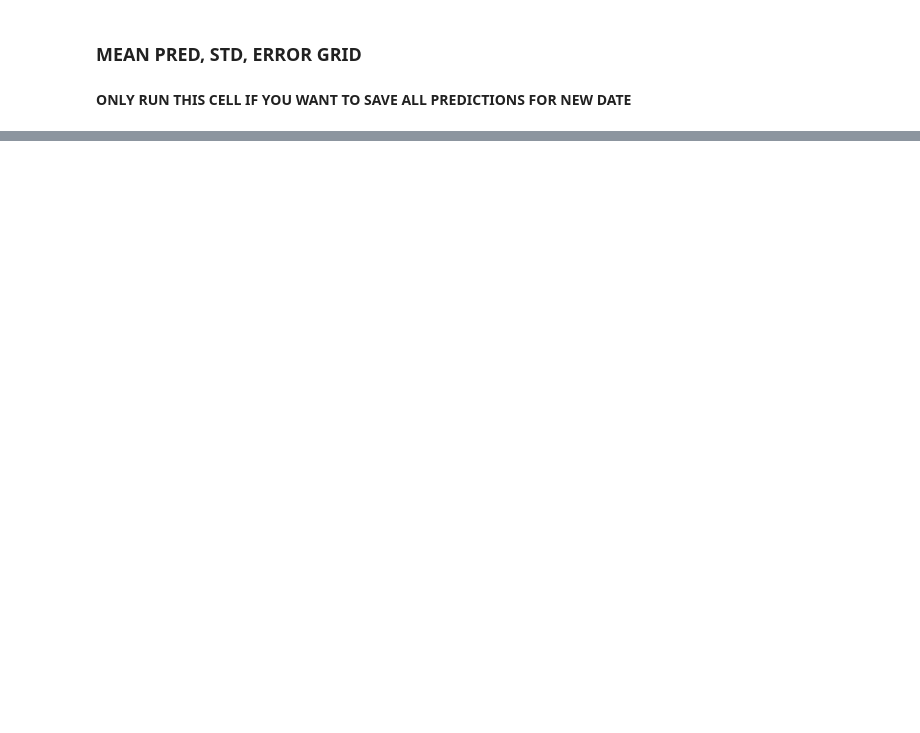
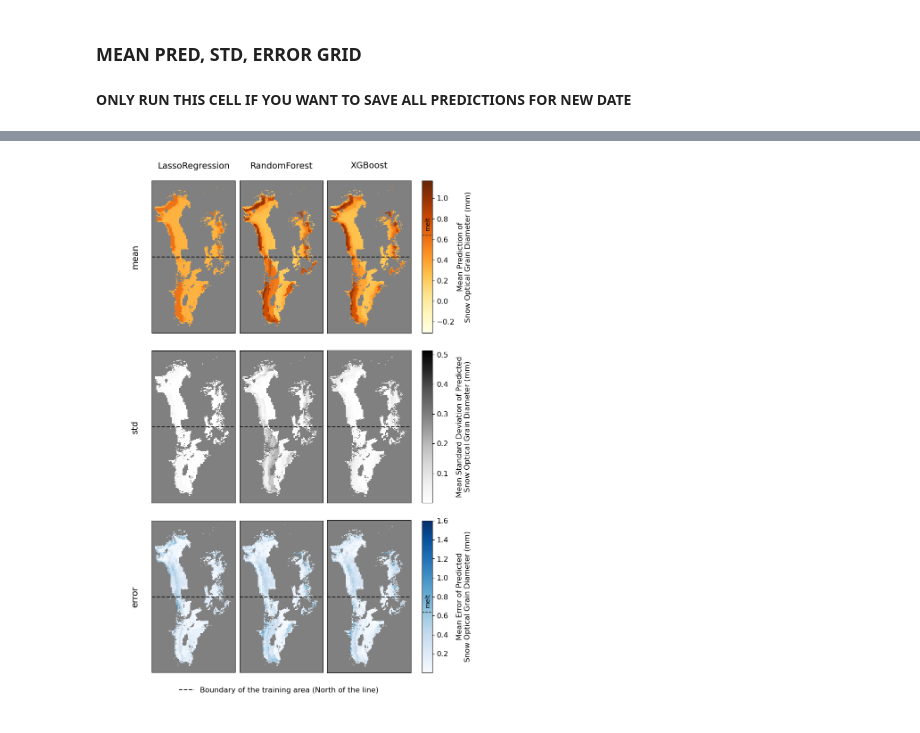
Before and after one commit to linaskerath/RP_Greenland, a Jupyter notebook: Scripts/09_plots.ipynb, the cells around one changed output, grey strips where cells are left out. Saved outputs shown, nothing was run; the diff lists cells and outputs as text; code cells hidden in the pictures; blank space fills up the shorter version.

Commit message:
did first map plots for result

```diff
--- a/Scripts/09_plots.ipynb
+++ b/Scripts/09_plots.ipynb
@@ -190,3 +164,0 @@ f.save_prediction_tif(data_predicted, "std", "../Data/results/LR_2019-08-14_std.
-# %%
-path = r"../Data/results/LR_2019-08-14_std.tif"
-data_tif = xr.open_dataarray(path)
@@ -204,8 +164,0 @@ frame.axes.get_yaxis().set_visible(False)
-# %%
-lr = f.load_object("LinearRegression")
-
-data_predicted = f.mean_predict(lr, data)
-f.save_prediction_tif(data_predicted, "error", "../Data/results/LR_2019-08-14_error.tif")
-# %%
-path = r"../Data/results/LR_2019-08-14_error.tif"
-data_tif = xr.open_dataarray(path)
@@ -226,7 +170,8 @@ frame.axes.get_yaxis().set_visible(False)
 # %%
 # ONLY RUN IF YOU WANT TO SAVE ALL PREDICTIONS FOR NEW DATE
 
-for idx1, model_name in enumerate(["LinearRegression", "LassoRegression", "RidgeRegression", "ElasticNetRegression", "RandomForest", "XGBoost"]):
+#for idx1, model_name in enumerate(["LinearRegression", "LassoRegression", "RidgeRegression", "ElasticNetRegression", "RandomForest", "XGBoost"]):
+for idx1, model_name in enumerate(["LassoRegression"]):
     model = f.load_object(model_name)
     data_predicted = f.mean_predict(model, data)
 
@@ -301,0 +186,71 @@ plt.show()
+# %%
+fig, axs = plt.subplots(nrows=3, ncols=3, sharex=True, figsize=(8, 12), gridspec_kw={'width_ratios': [1, 1, 1.34]})
+
+# Titles for each column
+cols = ["LassoRegression", "RandomForest", "XGBoost"]
+rows = ["mean", "std", "error"]
+cbar_labels = ["Mean Prediction of\nSnow Optical Grain Diameter (mm)", "Mean Standard Deviation of Predicted\nSnow Optical Grain Diameter (mm)", "Mean Error of Predicted\nSnow Optical Grain Diameter (mm)"]
+
+
+
+# add subplot to each axis
+for idx1, model_name in enumerate(cols):
+    for idx2, metric in enumerate(rows):
+
+        data_tif = xr.open_dataarray(f"../Data/results/{model_name}_2019-08-14_{metric}.tif")
+
+        if metric == "mean":
+            cmap = YlOrBr
+            cmap.set_bad('gray', 1.)
+            vmin, vmax = -0.30933694, 1.1704209
+        elif metric == "std":
+            cmap = Greys
+            cmap.set_bad('gray', 1.)
+            vmin, vmax = 0.00053095, 0.5135851
+        else:
+            cmap = Blues
+            cmap.set_bad('gray', 1.)
+            vmin, vmax = 0.0000000022, 1.6034958
+
+        ax = axs[idx2, idx1]
+        im = data_tif.plot(cmap=cmap, ax=ax, vmin=vmin, vmax=vmax, add_colorbar=False)
+        ax.set_aspect("equal")
+        ax.axes.get_xaxis().set_visible(False)
+        ax.set_yticks([])
+        ax.set_ylabel("")
+        ax.set_title("")
+        ax.axhline(y=-2000000.0, color='#222222', linestyle='--')
+
+         # Create a color bar for the rightmost plot of each row
+        if idx1 == len(cols) - 1:
+            cbar = plt.colorbar(im, ax=axs[idx2, idx1], location='right', pad=0.1, shrink=0.933, aspect=15)
+            cbar.set_label(cbar_labels[idx2])
+            # increase size of cbar labels
+            cbar.ax.tick_params(labelsize=12)
+            # increase size of cbar lable
+            cbar.ax.yaxis.label.set_size(12)
+            cbar.ax.axhline(y=0.64, c='#222222', linestyle='--', linewidth=1)
+            cbar.ax.annotate('melt', (0.23,0.7), rotation=90, fontsize=10)
+            if idx2 != 0:
+                # set spacing between cbar and cbar label
+                cbar.ax.yaxis.labelpad = 13
+
+
+for ax, col in zip(axs[0], cols):
+    ax.set_title(col, fontsize=14, pad=20)
+
+for ax, row in zip(axs[:,0], rows):
+    #ax.text(0.5, 1, row, fontsize=14, ha='center', va='center', rotation=90)
+    ax.set_ylabel(row, fontsize=14, rotation=90, labelpad=20)
+
+# Add legend handle at the bottom
+legend_elements = [Line2D([0], [0], color='#222222', linestyle='--', label='Boundary of the training area (North of the line)')]
+legend_ax = fig.add_axes([-0.07, -0.05, 1, 0.08])
+legend_ax.set_axis_off()
+legend_ax.legend(handles=legend_elements, loc='center', ncol=1, frameon=False, fontsize=12)
+
+plt.subplots_adjust(hspace=0.1)
+plt.tight_layout()
+plt.show()
+# %% [output]
+[figure, added]
```
Also changed, not shown: parts of 19 cells of this notebook, 2 other files.
